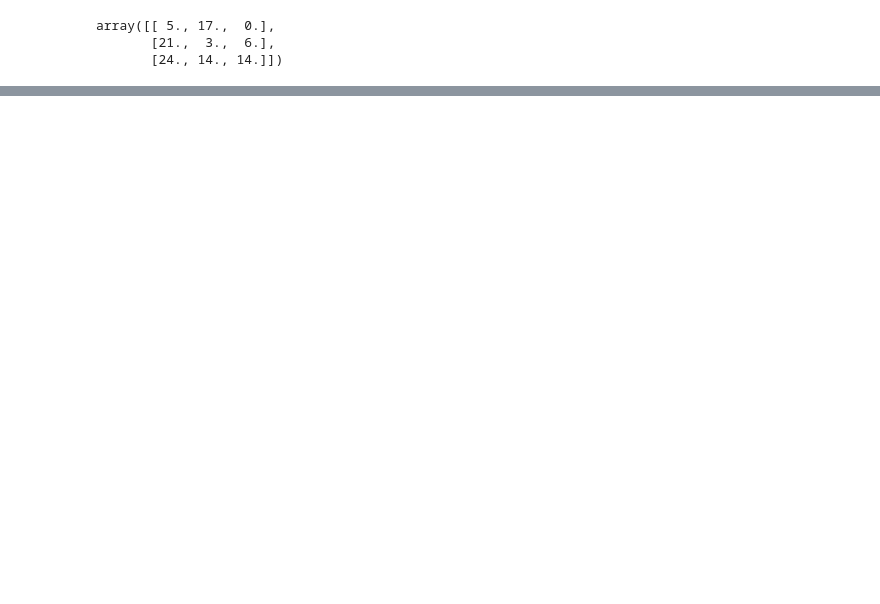
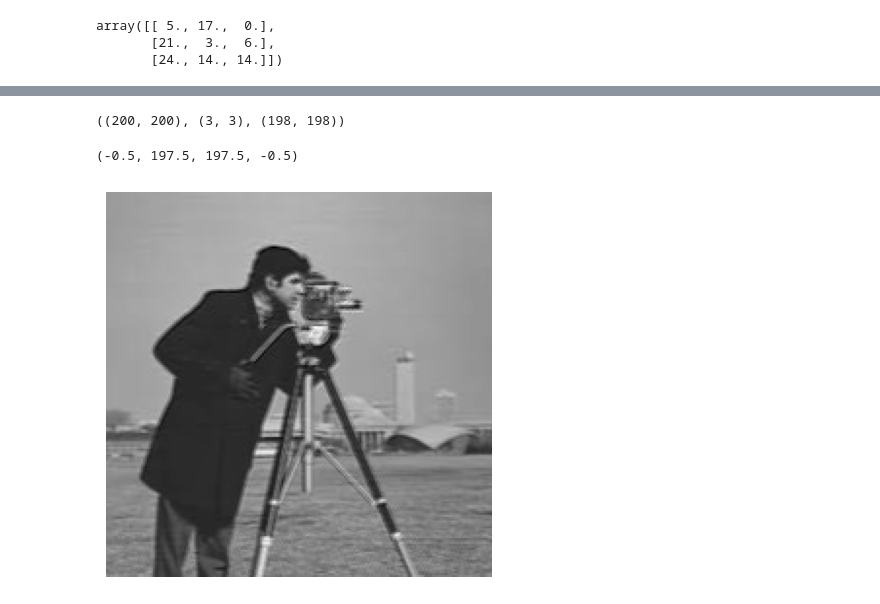
Before and after one commit to vc-2026-i/vc_convolucion_clase, a Jupyter notebook: convolucion.ipynb, the cells around one changed output, grey strips where cells are left out. Cells and saved outputs as stored; diff of their text form; code cells hidden in the pictures; blank space fills up the shorter version.

```diff
--- a/convolucion.ipynb
+++ b/convolucion.ipynb
@@ -321,0 +343,26 @@ array([[ 5., 17.,  0.],
+# %%
+Iz = Icam.copy()
+
+k2 = np.array([[-3, 1, -1],
+                [4, 2, 3],
+                [0, 1, 2]])
+
+nr, nc = Iz.shape
+nor, noc = (nr - k2.shape[0] + 1, nc - k2.shape[1] + 1)
+Iout = np.zeros((nor, noc))
+
+for i in range(nor):
+    for j in range(noc):
+        region = Iz[i:i+k2.shape[0], j:j+k2.shape[1]]
+        Iout[i, j] = np.sum(region * k2)
+# %%
+Iz.shape, k2.shape, Iout.shape
+# %% [output]
+((200, 200), (3, 3), (198, 198))
+# %%
+plt.figure(figsize=(10, 5))
+plt.imshow(Iout, cmap='gray')
+plt.axis('off')
+# %% [output]
+(-0.5, 197.5, 197.5, -0.5)
+[figure, added]
```
Also changed, not shown: parts of 5 cells of this notebook.
